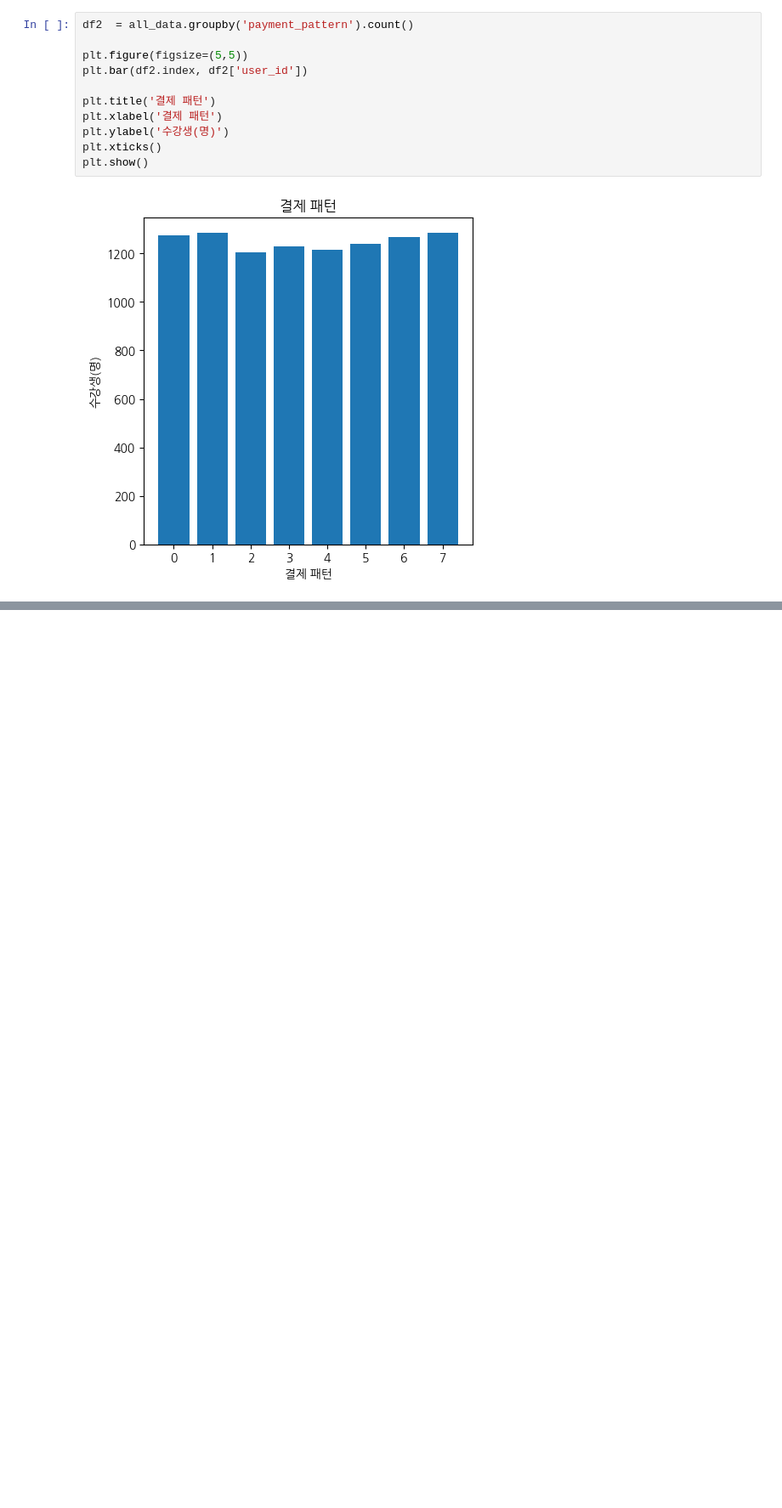
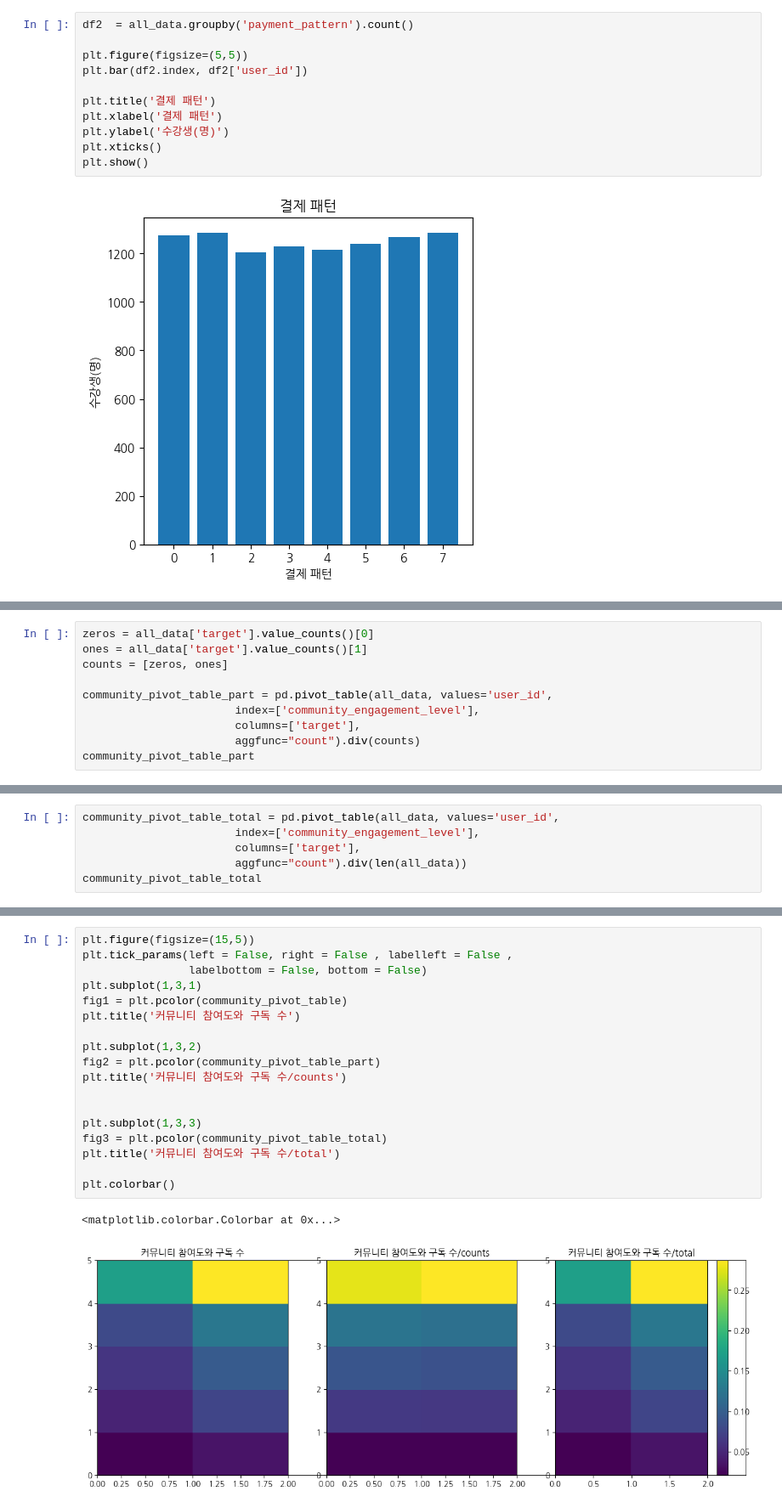
Before and after one commit to bobo-0/WASSUP4, a Jupyter notebook: 05_Data_Analysis/DA_Mini_Project.ipynb, the cells around one changed output, grey strips where cells are left out. Shown at 85% size. Drawn from its saved outputs; the diff is of its cells as text; blank space fills up the shorter version.

```diff
--- a/05_Data_Analysis/DA_Mini_Project.ipynb
+++ b/05_Data_Analysis/DA_Mini_Project.ipynb
@@ -534,0 +593,10 @@ plt.show()
+# %%
+zeros = all_data['target'].value_counts()[0]
+ones = all_data['target'].value_counts()[1]
+counts = [zeros, ones]
+
+community_pivot_table_part = pd.pivot_table(all_data, values='user_id',
+                       index=['community_engagement_level'],
+                       columns=['target'],
+                       aggfunc="count").div(counts)
+community_pivot_table_part
@@ -534,0 +611,6 @@ plt.show()
+# %%
+community_pivot_table_total = pd.pivot_table(all_data, values='user_id',
+                       index=['community_engagement_level'],
+                       columns=['target'],
+                       aggfunc="count").div(len(all_data))
+community_pivot_table_total
@@ -534,0 +625,21 @@ plt.show()
+# %%
+plt.figure(figsize=(15,5))
+plt.tick_params(left = False, right = False , labelleft = False ,
+                labelbottom = False, bottom = False)
+plt.subplot(1,3,1)
+fig1 = plt.pcolor(community_pivot_table)
+plt.title('커뮤니티 참여도와 구독 수')
+
+plt.subplot(1,3,2)
+fig2 = plt.pcolor(community_pivot_table_part)
+plt.title('커뮤니티 참여도와 구독 수/counts')
+
+
+plt.subplot(1,3,3)
+fig3 = plt.pcolor(community_pivot_table_total)
+plt.title('커뮤니티 참여도와 구독 수/total')
+
+plt.colorbar()
+# %% [output]
+<matplotlib.colorbar.Colorbar at 0x...>
+[figure, added]
```
Also changed, not shown: parts of 16 cells of this notebook.
